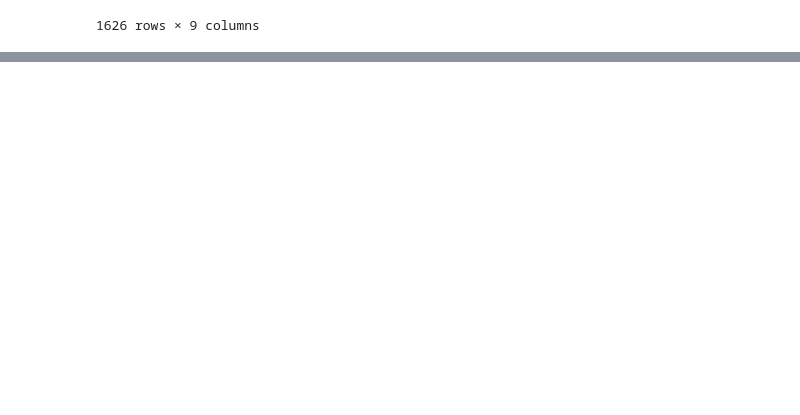
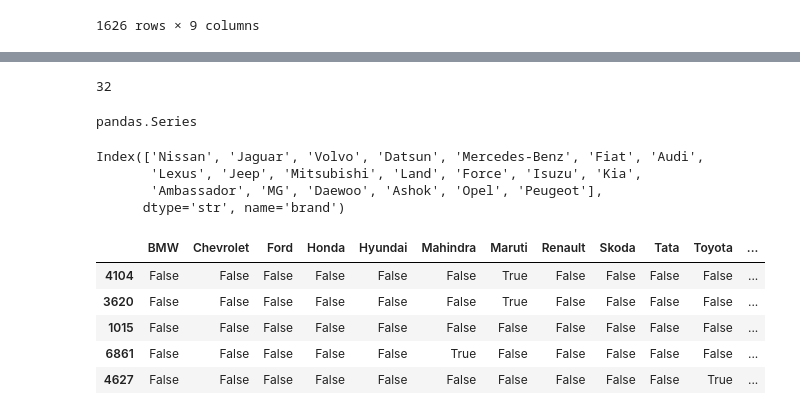
Before and after one commit to pmmaster12/100-days-of-ML, a Jupyter notebook: feature_engineering/feature_transformation/feature_encoding/nominal_encoding.ipynb, the cells around one changed output, grey strips where cells are left out. Cells and saved outputs as stored; diff of their text form; code cells hidden in the pictures; blank space fills up the shorter version.

```diff
--- a/feature_engineering/feature_transformation/feature_encoding/nominal_encoding.ipynb
+++ b/feature_engineering/feature_transformation/feature_encoding/nominal_encoding.ipynb
@@ -224,0 +227,3 @@ X_test_combined
+# %%
+
+counts = df['brand'].value_counts()
@@ -224,0 +250,30 @@ X_test_combined
+# %%
+df['brand'].nunique()
+# %% [output]
+32
+# %%
+type(counts)
+# %% [output]
+pandas.Series
+# %%
+threshold = 100
+# %%
+
+repl = counts[counts <= threshold].index
+# %%
+repl
+# %% [output]
+Index(['Nissan', 'Jaguar', 'Volvo', 'Datsun', 'Mercedes-Benz', 'Fiat', 'Audi',
+       'Lexus', 'Jeep', 'Mitsubishi', 'Land', 'Force', 'Isuzu', 'Kia',
+       'Ambassador', 'MG', 'Daewoo', 'Ashok', 'Opel', 'Peugeot'],
+      dtype='str', name='brand')
+# %%
+
+pd.get_dummies(df['brand'].replace(repl, 'others')).sample(5)
+# %% [output]
+|  | BMW | Chevrolet | Ford | Honda | Hyundai | Mahindra | Maruti | Renault | Skoda | Tata | Toyota | ... |
+| 4104 | False | False | False | False | False | False | True | False | False | False | False | ... |
+| 3620 | False | False | False | False | False | False | True | False | False | False | False | ... |
+| 1015 | False | False | False | False | False | False | False | False | False | False | False | ... |
+| 6861 | False | False | False | False | False | True | False | False | False | False | False | ... |
+| 4627 | False | False | False | False | False | False | False | False | False | False | True | ... |
```
Also changed, not shown: parts of 2 cells of this notebook.
